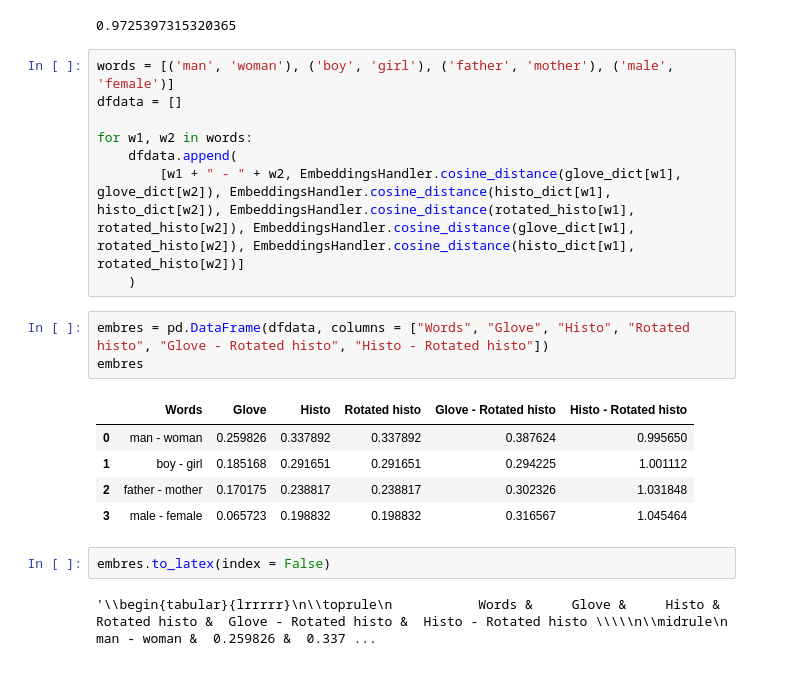
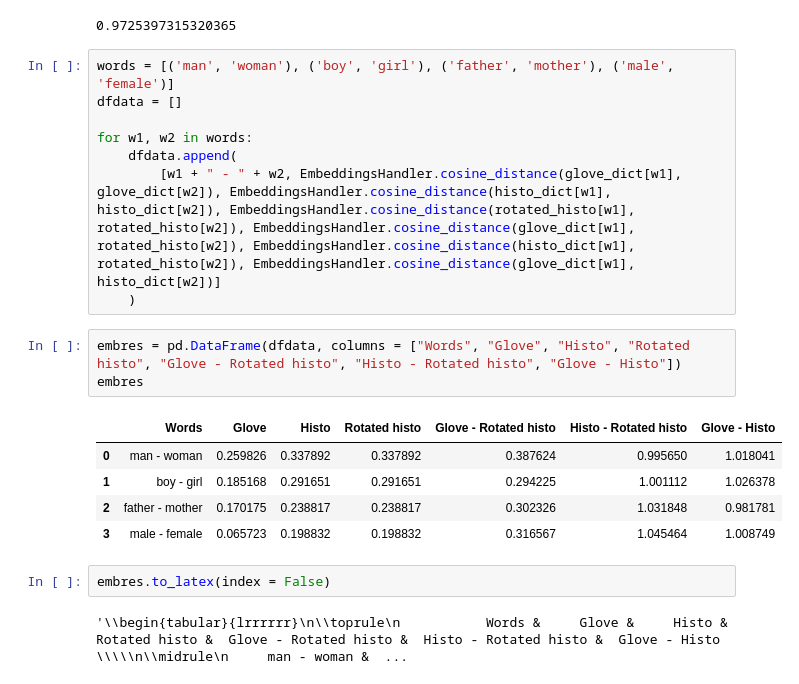
Before and after one commit to nicoloverardo/historical-events-detection, a Jupyter notebook: embcomp.ipynb, the cells around one changed output. Cells and saved outputs as stored; diff of their text form.

```diff
--- a/embcomp.ipynb
+++ b/embcomp.ipynb
@@ -131,18 +139,18 @@ dfdata = []
 
 for w1, w2 in words:
     dfdata.append(
-        [w1 + " - " + w2, EmbeddingsHandler.cosine_distance(glove_dict[w1], glove_dict[w2]), EmbeddingsHandler.cosine_distance(histo_dict[w1], histo_dict[w2]), EmbeddingsHandler.cosine_distance(rotated_histo[w1], rotated_histo[w2]), EmbeddingsHandler.cosine_distance(glove_dict[w1], rotated_histo[w2]), EmbeddingsHandler.cosine_distance(histo_dict[w1], rotated_histo[w2])]
+        [w1 + " - " + w2, EmbeddingsHandler.cosine_distance(glove_dict[w1], glove_dict[w2]), EmbeddingsHandler.cosine_distance(histo_dict[w1], histo_dict[w2]), EmbeddingsHandler.cosine_distance(rotated_histo[w1], rotated_histo[w2]), EmbeddingsHandler.cosine_distance(glove_dict[w1], rotated_histo[w2]), EmbeddingsHandler.cosine_distance(histo_dict[w1], rotated_histo[w2]), EmbeddingsHandler.cosine_distance(glove_dict[w1], histo_dict[w2])]
     )
 # %%
-embres = pd.DataFrame(dfdata, columns = ["Words", "Glove", "Histo", "Rotated histo", "Glove - Rotated histo", "Histo - Rotated histo"])
+embres = pd.DataFrame(dfdata, columns = ["Words", "Glove", "Histo", "Rotated histo", "Glove - Rotated histo", "Histo - Rotated histo", "Glove - Histo"])
 embres
 # %% [output]
-|  | Words | Glove | Histo | Rotated histo | Glove - Rotated histo | Histo - Rotated histo |
-| 0 | man - woman | 0.259826 | 0.337892 | 0.337892 | 0.387624 | 0.995650 |
-| 1 | boy - girl | 0.185168 | 0.291651 | 0.291651 | 0.294225 | 1.001112 |
-| 2 | father - mother | 0.170175 | 0.238817 | 0.238817 | 0.302326 | 1.031848 |
-| 3 | male - female | 0.065723 | 0.198832 | 0.198832 | 0.316567 | 1.045464 |
+|  | Words | Glove | Histo | Rotated histo | Glove - Rotated histo | Histo - Rotated histo | Glove - Histo |
+| 0 | man - woman | 0.259826 | 0.337892 | 0.337892 | 0.387624 | 0.995650 | 1.018041 |
+| 1 | boy - girl | 0.185168 | 0.291651 | 0.291651 | 0.294225 | 1.001112 | 1.026378 |
+| 2 | father - mother | 0.170175 | 0.238817 | 0.238817 | 0.302326 | 1.031848 | 0.981781 |
+| 3 | male - female | 0.065723 | 0.198832 | 0.198832 | 0.316567 | 1.045464 | 1.008749 |
 # %%
 embres.to_latex(index = False)
 # %% [output]
-'\\begin{tabular}{lrrrrr}\n\\toprule\n           Words &     Glove &     Histo &  Rotated histo &  Glove - Rotated histo &  Histo - Rotated histo \\\\\n\\midrule\n     man - woman &  0.259826 &  0.337 ...
+'\\begin{tabular}{lrrrrrr}\n\\toprule\n           Words &     Glove &     Histo &  Rotated histo &  Glove - Rotated histo &  Histo - Rotated histo &  Glove - Histo \\\\\n\\midrule\n     man - woman &  ...
```
Also changed, not shown: parts of 4 cells of this notebook.
